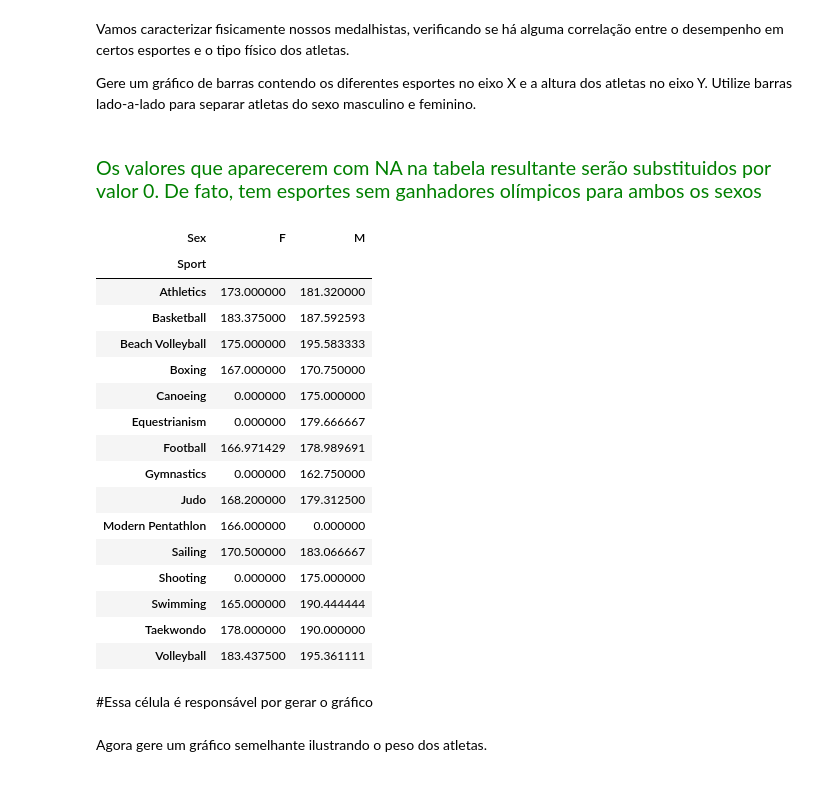
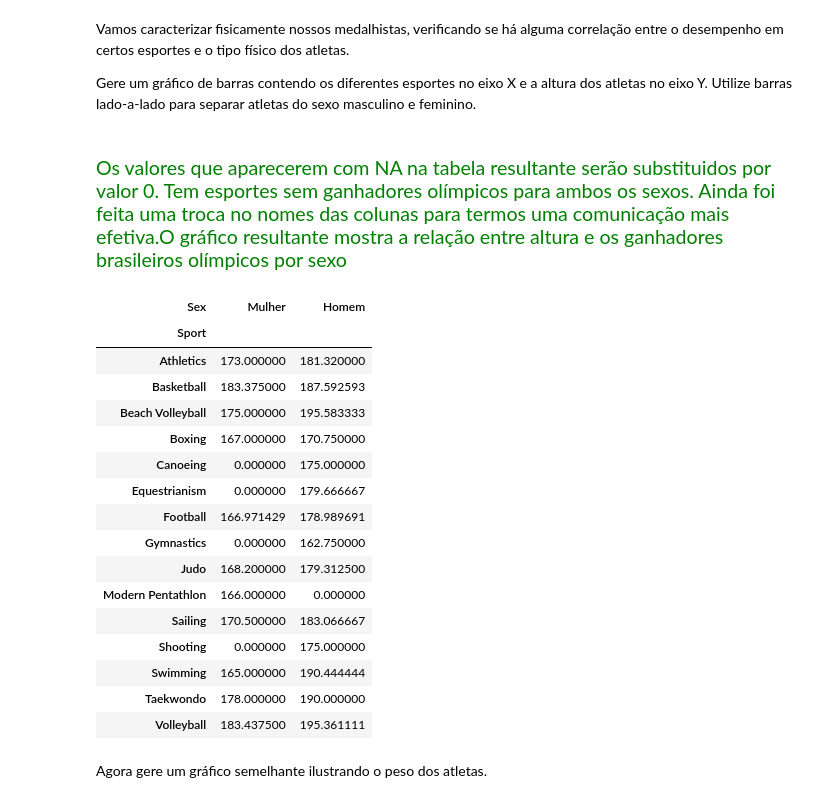
Before and after one commit to VictorBTaveira/Projeto-DataViz, a Jupyter notebook: Projeto_Dataviz.ipynb, the cells around one changed output. Cells and saved outputs as stored; diff of their text form; code cells hidden in the pictures.

```diff
--- a/Projeto_Dataviz.ipynb
+++ b/Projeto_Dataviz.ipynb
@@ -81,18 +81,19 @@ Vamos caracterizar fisicamente nossos medalhistas, verificando se há alguma cor
 
 Gere um gráfico de barras contendo os diferentes esportes no eixo X e a altura dos atletas no eixo Y. Utilize barras lado-a-lado para separar atletas do sexo masculino e feminino.
 # %% [markdown]
-<br><span style = 'color: green; font-size: 1.4em'> Os valores que aparecerem com NA na tabela resultante serão substituidos por valor 0. De fato, tem esportes sem ganhadores olímpicos para ambos os sexos </span>
+<br><span style = 'color: green; font-size: 1.4em'> Os valores que aparecerem com NA na tabela resultante serão substituidos por valor 0. Tem esportes sem ganhadores olímpicos para ambos os sexos. Ainda foi feita uma troca no nomes das colunas para termos uma comunicação mais efetiva.O gráfico resultante mostra a relação entre altura e os ganhadores brasileiros olímpicos por sexo </span>
 # %%
 
 #Aqui é criada a tabela com os valores médios de altura e sexo
 #dos ganhadores olímpicos
 df_teste_altura_sexo = df_brasil_med.groupby(['Sex', 'Sport'])['Height'].mean()
 df_teste_altura_sexo = df_teste_altura_sexo.unstack('Sex')
 
 df_teste_altura_sexo.fillna(0, inplace = True)
+df_teste_altura_sexo.rename(columns = {'F': 'Mulher','M': 'Homem'}, inplace = True)
 df_teste_altura_sexo
 # %% [output]
-| Sex | F | M |
+| Sex | Mulher | Homem |
 | Sport |  |  |
 | Athletics | 173.000000 | 181.320000 |
 | Basketball | 183.375000 | 187.592593 |
@@ -109,5 +110,3 @@ df_teste_altura_sexo
 | Swimming | 165.000000 | 190.444444 |
 | Taekwondo | 178.000000 | 190.000000 |
 | Volleyball | 183.437500 | 195.361111 |
-# %% [markdown]
-#Essa célula é responsável por gerar o gráfico
```
Also changed, not shown: parts of 8 cells of this notebook.
